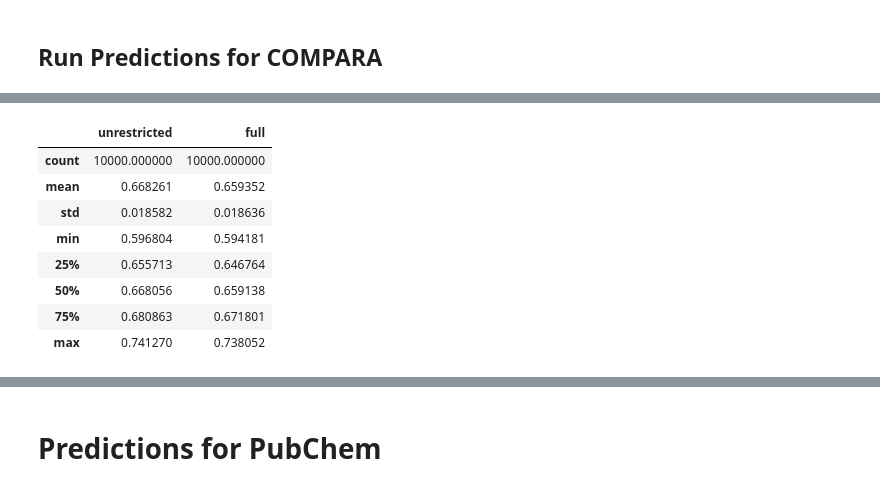
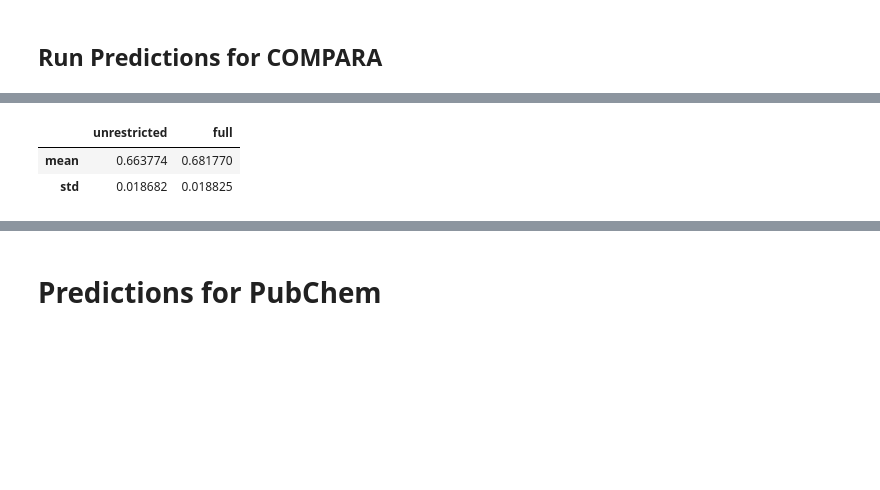
Before and after one commit to niklastoetsch/CS-SMol-AndroR-model-publication, a Jupyter notebook: CoMPARA_and_PubChem_predictions.ipynb, the cells around one changed output, grey strips where cells are left out. Cells and saved outputs as stored; diff of their text form; code cells hidden in the pictures; blank space fills up the shorter version.

```diff
--- a/CoMPARA_and_PubChem_predictions.ipynb
+++ b/CoMPARA_and_PubChem_predictions.ipynb
@@ -14,13 +16,9 @@ Failed to find the pandas get_adjustment() function to patch
 Failed to patch pandas - PandasTools will have limited functionality
 # %%
 andror_df_all = pd.read_csv("../andror_df_all_clusters.csv", index_col=0)
-# %%
-pix_features = pd.read_csv("../AndroR_4_final_dataset_training_ALL_STD_rdkit_pix_descriptors 2.csv", index_col=0)
-andror_df_all = pd.merge(andror_df_all, pix_features, on='flat_smiles', how='inner')
-andror_df_all["final class"] = andror_df_all["final class_x"] # due to the merge command, some columns are duplicated and with a suffix
 # %%
 andror_df_pub = pd.read_csv("../AndroR_4_final_dataset_training_PUB_STD_rdkit.csv", index_col=0)
 # %%
-andror_df_all["unrestricted"] = andror_df_all["Compound No_x"].isin(andror_df_pub["Compound No"])
+andror_df_all["unrestricted"] = andror_df_all["Compound No"].isin(andror_df_pub["Compound No"])
 # %%
-rdkit_descriptors = pd.read_csv("../rdkit_descriptors.csv")
+rdkit_descriptors = pd.read_csv("rdkit_descriptors.csv", index_col=0)
@@ -27,3 +27,6 @@ rdkit_descriptors = pd.read_csv("../rdkit_descriptors.csv")
+# %%
+rdkit_descriptors = rdkit_descriptors.dropna()
+andror_df_all = andror_df_all.loc[rdkit_descriptors.index]
 # %%
 andror_df_pub = andror_df_all[andror_df_all["unrestricted"]]
 rdkit_descriptors_pub = rdkit_descriptors.loc[andror_df_all[andror_df_all["unrestricted"]].index]
@@ -132,12 +135,6 @@ comparison_df_compara = violinplot_bayesian_estimate_of_performance_metrics({
 # %%
-comparison_df_compara.describe()
+comparison_df_compara.describe().loc[["mean", "std"]]
 # %% [output]
 |  | unrestricted | full |
-| count | 10000.000000 | 10000.000000 |
-| mean | 0.668261 | 0.659352 |
-| std | 0.018582 | 0.018636 |
-| min | 0.596804 | 0.594181 |
-| 25% | 0.655713 | 0.646764 |
-| 50% | 0.668056 | 0.659138 |
-| 75% | 0.680863 | 0.671801 |
-| max | 0.741270 | 0.738052 |
+| mean | 0.663774 | 0.681770 |
+| std | 0.018682 | 0.018825 |
```
Also changed, not shown: parts of 19 cells of this notebook.
